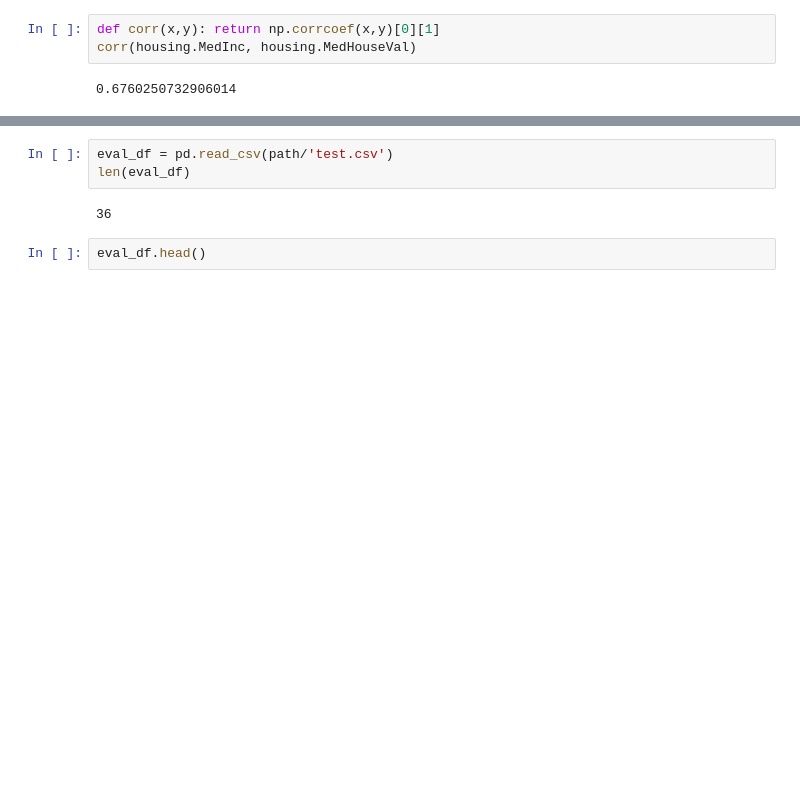
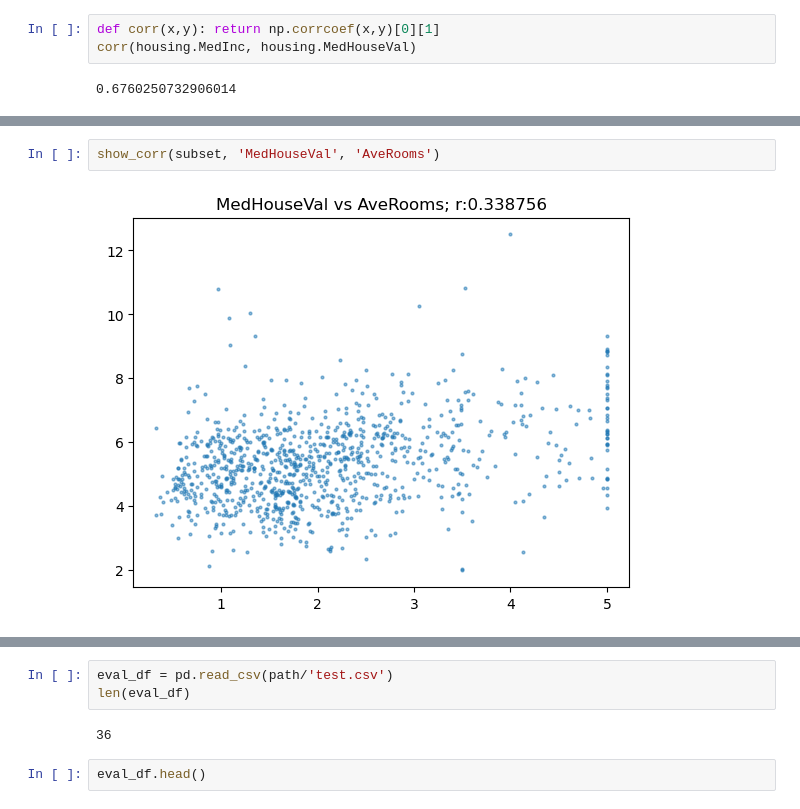
Before and after one commit to twistin/fastai-course, a Jupyter notebook: 04_Lesson/iterate-like-a-grandmaster.ipynb, the cells around one changed output, grey strips where cells are left out. Cells and saved outputs as stored; diff of their text form; blank space fills up the shorter version.

```diff
--- a/04_Lesson/iterate-like-a-grandmaster.ipynb
+++ b/04_Lesson/iterate-like-a-grandmaster.ipynb
@@ -308,0 +355,4 @@ corr(housing.MedInc, housing.MedHouseVal)
+# %%
+show_corr(subset, 'MedHouseVal', 'AveRooms')
+# %% [output]
+[figure, added]
```
Also changed, not shown: parts of 23 cells of this notebook.
